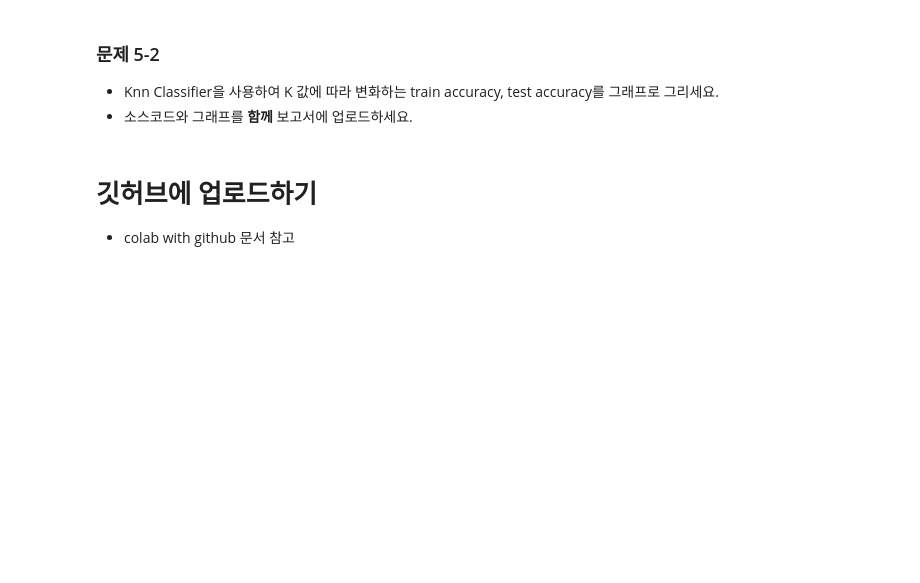
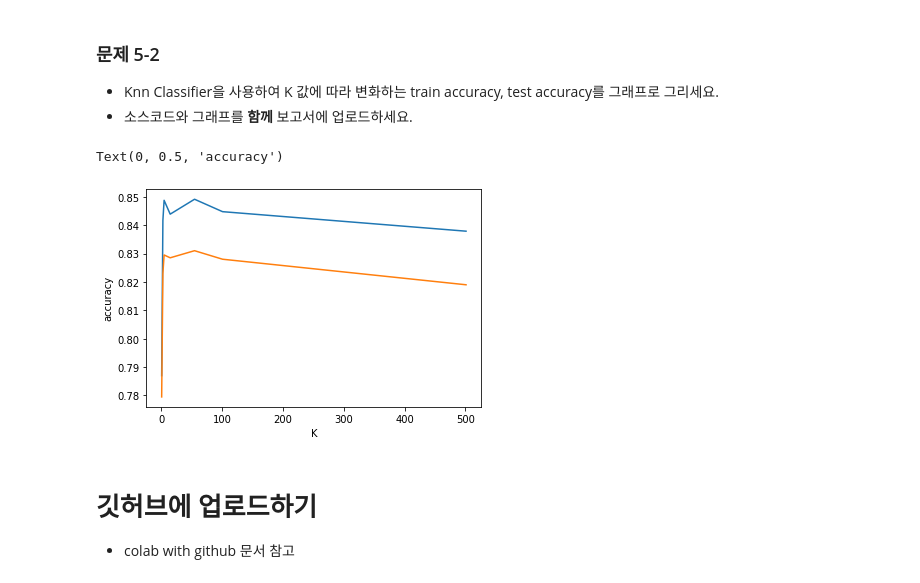
Before and after one commit to anttiey/2022F-Ajou-ML, a Jupyter notebook: HW1_ipynb의_사본.ipynb, the cells around one changed output. Drawn from its saved outputs; the diff is of its cells as text; code cells hidden in the pictures; blank space fills up the shorter version.

```diff
--- a/HW1_ipynb의_사본.ipynb
+++ b/HW1_ipynb의_사본.ipynb
@@ -176,6 +291,13 @@ data['Type of Travel'] = data['Type of Travel'].astype('int')
 # 코드 시작과 코드 끝 라인을 삭제하지 마세요.
 ################ 코드 시작  #####################
 
+# 분 단위로 되어 있는 데이터를 시간 단위로 변경하기 위해서는 현재 데이터를 60으로 나누면 된다.
+# 이에 따라 delay_in_hours() 함수를 작성하였다.
+
+def delay_in_hours(min):
+  hours = min / 60
+  return hours
+
 ################ 코드 끝 ########################
 #################################################
 # %%
@@ -196,6 +332,10 @@ data['Departure Delay in Minutes'] = data['Departure Delay in Minutes'].apply(la
 # 코드 시작과 코드 끝 라인을 삭제하지 마세요.
 ################ 코드 시작  ##################
 
+# 데이터프레임의 열의 이름을 바꾸고 싶을 때는 data.rename() 함수를 사용한다.
+# inplace=True를 통해 변경된 값을 저장할 수 있다.
+
+data.rename(columns={'Departure Delay in Minutes':'Departure Delay in Hours', 'Arrival Delay in Minutes':'Arrival Delay in Hours'}, inplace=True)
 
 ################ 코드 끝  ####################
 ##############################################
@@ -306,6 +496,11 @@ corr.style.background_gradient(cmap='coolwarm')
 # 코드 시작과 코드 끝 라인을 삭제하지 마세요.
 ################ 코드 시작  #####################
 
+# data.filter() 함수를 이용하여 데이터프레임에서 특정 열만 추출할 수 있다.
+
+data_final = data.filter(['Type of Travel', 'Class', 'Online boarding', 'satisfaction'], axis = 1)
+
+
 ################ 코드 끝  ######################
 ##############################################
 # %%
@@ -349,5 +558,14 @@ from sklearn.neighbors import KNeighborsClassifier
 # 코드 시작과 코드 끝 라인을 삭제하지 마세요.
 ################ 코드 시작  #####################
 
+# KNeighborsClassifier를 통해 Knn 알고리즘을 구현한다.
+# 1. n_neighbors를 통해 k 값을 설정한다. (현재 문제에서는 3으로 고정되어 있다.)
+# 2. .fit을 통해 train 데이터를 학습시킨다.
+# 3. .predict을 통해 test 데이터를 예측한다.
+
+KNNclassifier_name = KNeighborsClassifier(n_neighbors = 3)
+KNNclassifier_name.fit(X_train, y_train)
+KNNclassifier_name.predict(X_test)
+
 ################ 코드 끝  ######################
 ##############################################
@@ -363,24 +585,43 @@ import matplotlib.pyplot as plt
 # %%
 K = [1, 3, 5, 15, 55, 101, 501]
 train_acc = []
 test_acc = []
 
 for i in K:
 ################  문제 5-2  ####################
 # 소스코드를 입력하고 캡처 후 보고서에 업로드하세요.
 # 코드 시작과 코드 끝 라인을 삭제하지 마세요.
 ################ 코드 시작  #####################
 
 # 소스코드를 입력하고 그래프와 함께 캡처 후 보고서에 업로드 하세요
 
+  # 1. n_neighbors를 통해 k 값을 설정한다. (현재 문제에서는 반복문을 돌며 i 값에 따라 달라진다.)
+  # 2. .fit을 통해 train 데이터를 학습시킨다.
+  # 3. .predict을 통해 train 데이터를 예측한다. 이를 바탕으로 train accuracy를 산출할 수 있다.
 
+  KNNclassifier_name = KNeighborsClassifier(n_neighbors = i)
+  KNNclassifier_name.fit(X_train, y_train)
+  KNNclassifier_name.predict(X_train)
+  train_acc.append(KNNclassifier_name.score(X_train, y_train))
+
+  # 1. n_neighbors를 통해 k 값을 설정한다. (현재 문제에서는 반복문을 돌며 i 값에 따라 달라진다.)
+  # 2. .fit을 통해 train 데이터를 학습시킨다.
+  # 3. .predict을 통해 test 데이터를 예측한다. 이를 바탕으로 test accuracy를 산출할 수 있다.
+
+  KNNclassifier_name = KNeighborsClassifier(n_neighbors = i)
+  KNNclassifier_name.fit(X_train, y_train)
+  KNNclassifier_name.predict(X_test)
+  test_acc.append(KNNclassifier_name.score(X_test, y_test))
 ################ 코드 끝  ######################
 # x축을 K값, y축을 정확도로하여 K에 대한 train, test의 정확도에 대한 그래프 생성
 plt.figure()
 plt.plot(K, train_acc, label='train accuracy')
 plt.plot(K, test_acc, label='test accuracy')
 plt.xlabel('K')
 plt.ylabel('accuracy')
+# %% [output]
+Text(0, 0.5, 'accuracy')
+[figure, added]
 # %% [markdown]
 # 깃허브에 업로드하기
 * colab with github 문서 참고
```
Also changed, not shown: parts of 30 cells of this notebook.
